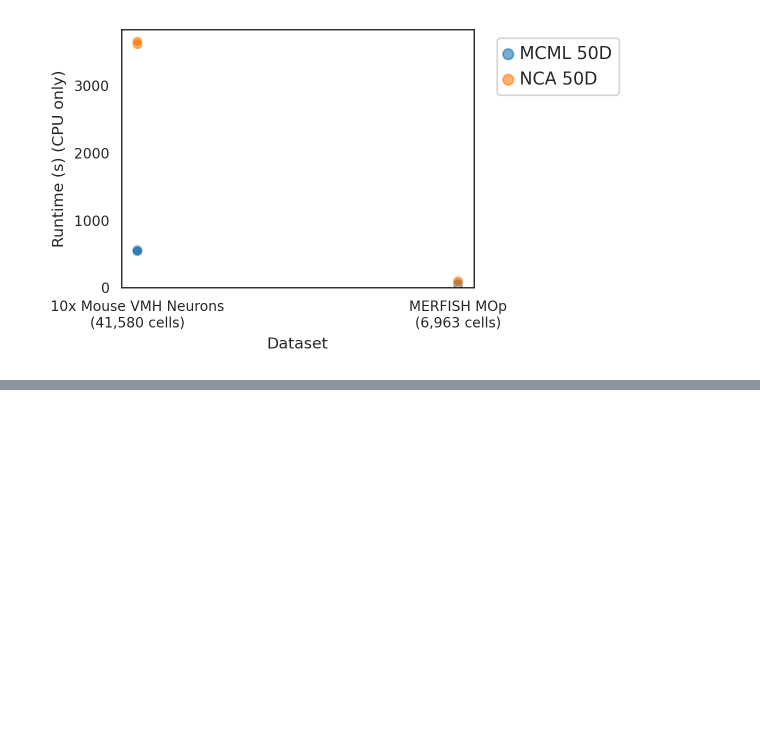
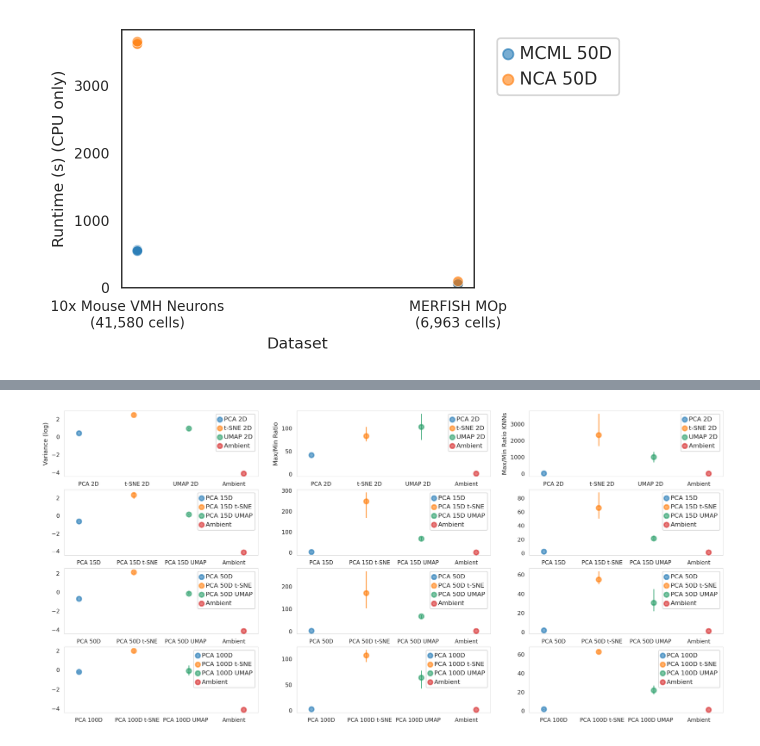
Before and after one commit to pachterlab/CBP_2021, a Jupyter notebook: notebooks/combinedFigurePlots.ipynb, the cells around one changed output, grey strips where cells are left out. Saved outputs shown, nothing was run; the diff lists cells and outputs as text; code cells hidden in the pictures; blank space fills up the shorter version.

```diff
--- a/notebooks/combinedFigurePlots.ipynb
+++ b/notebooks/combinedFigurePlots.ipynb
@@ -682,0 +693,3 @@ else:
+# %%
+tenxEq = pd.read_csv(data_path+'/distort10x.csv')
+tenxEq.head()
@@ -682,0 +703,2 @@ else:
+# %%
+tenxEq['Embed'] = [i.replace('Integrated-Scaled Ambient','Ambient') for i in tenxEq['Embed']]
@@ -682,0 +739,29 @@ else:
+# %%
+#tenx plots
+
+fig, ax = plt.subplots(nrows=4, ncols=3,figsize=(17,8))
+rows = ['LogVars','Ratio','RatioKNN']
+rowNames = ['Variance (log)','Max/Min Ratio','Max/Min Ratio KNNs']
+cols = ['2D','15D','50D','100D']
+
+for i in range(len(rows)):
+
+  for j in range(len(cols)):
+
+    colInds = [cols[j] in i or 'Ambient' in i for i in tenxEq['Embed']]
+    sub = tenxEq[colInds]
+
+
+    if j == 0 :
+      title = rowNames[i]
+    else:
+      title = ''
+    plotLatentDistorts(ax[j,i],sub,'Embed' ,rows[i],'Embed',ylab=title,axisFontSize = 9,tickFontSize = 8)
+
+
+
+
+#plt.xticks(fontsize=5)
+plt.show()
+# %% [output]
+[figure, added]
```
Also changed, not shown: parts of 16 cells of this notebook.
